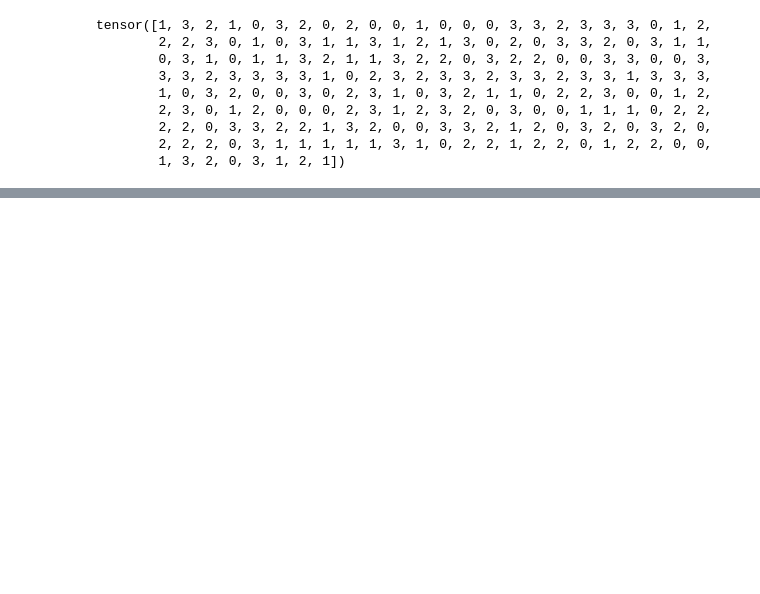
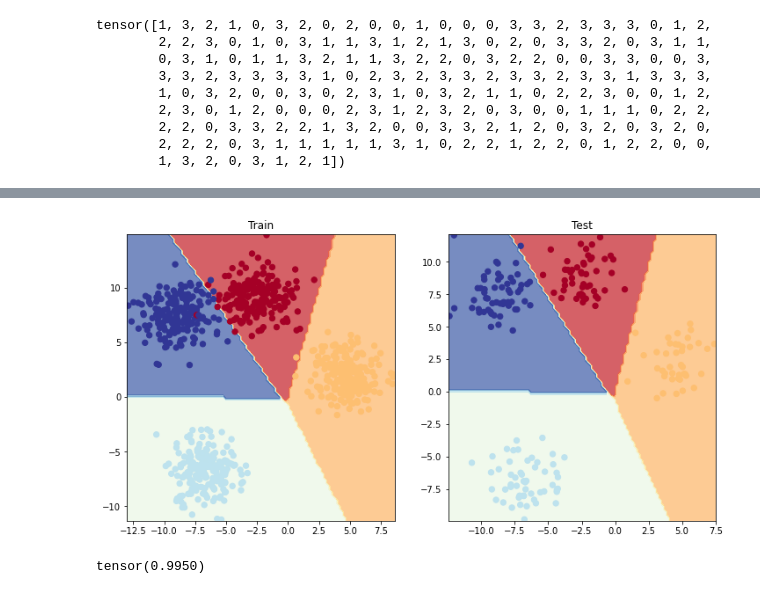
Before and after one commit to GirishHiremath/PyTorch, a Jupyter notebook: neural_network_classification_pytorch.ipynb, the cells around one changed output, grey strips where cells are left out. Cells and saved outputs as stored; diff of their text form; code cells hidden in the pictures; blank space fills up the shorter version.

Commit message:
multi-class

```diff
--- a/neural_network_classification_pytorch.ipynb
+++ b/neural_network_classification_pytorch.ipynb
@@ -425,7 +623,7 @@ loss_fn=nn.BCEWithLogitsLoss()
 optimizer=torch.optim.SGD(params=model_non.parameters(),lr=0.1)
 # %%
 torch.manual_seed(42)
-Epochs=500
+Epochs=1500
 
 for epoch in range(Epochs):
     #Training
@@ -729,0 +1000,10 @@ Epochs: 100 | Training loss:0.02828 | Training accuracy:99.00% | Testing loss:0.
+# %%
+plt.figure(figsize=(12,6))
+plt.subplot(1,2,1)
+plt.title("Train")
+plot_decision_boundary(blob_model,X_train_blob,y_train_blob)
+plt.subplot(1,2,2)
+plt.title("Test")
+plot_decision_boundary(blob_model,X_test_blob,y_test_blob)
+# %% [output]
+[figure, added]
@@ -729,0 +1017,7 @@ Epochs: 100 | Training loss:0.02828 | Training accuracy:99.00% | Testing loss:0.
+# %%
+import torchmetrics
+from torchmetrics import Accuracy
+torchmetrics_accuracy = Accuracy(task='multiclass', num_classes=4).to(device)
+torchmetrics_accuracy(y_pred,y_test_blob)
+# %% [output]
+tensor(0.9950)
```
Also changed, not shown: parts of 72 cells of this notebook.
